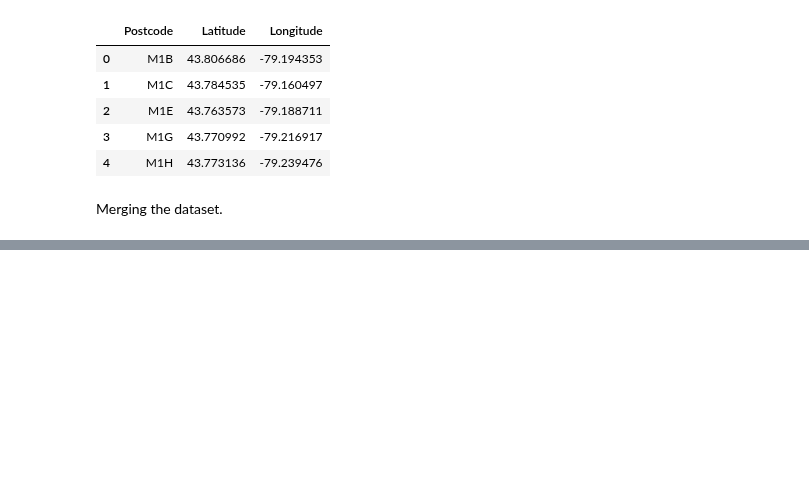
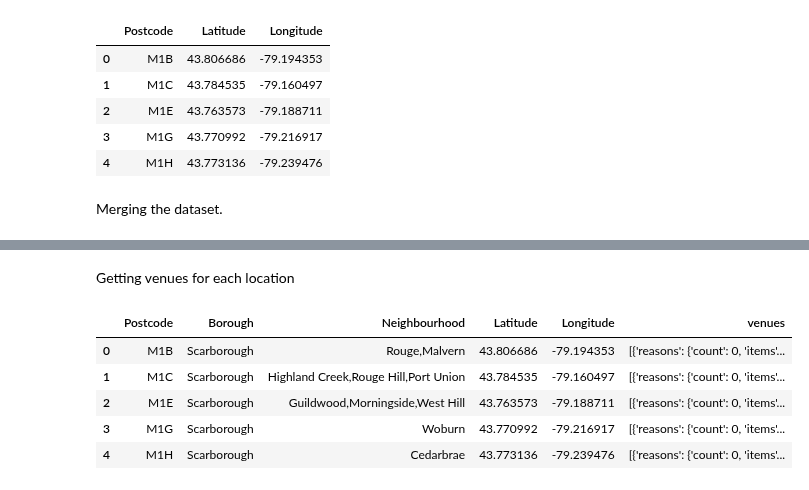
Before and after one commit to jailop/Coursera_Capstone, a Jupyter notebook: toronto-2.ipynb, the cells around one changed output, grey strips where cells are left out. Saved outputs shown, nothing was run; the diff lists cells and outputs as text; code cells hidden in the pictures; blank space fills up the shorter version.

```diff
--- a/toronto-2.ipynb
+++ b/toronto-2.ipynb
@@ -152,0 +162,8 @@ df_geo.to_csv('geo_toronto.csv', index=False)
+# %%
+from geopy.geocoders import Nominatim
+address = 'Toronto, ON'
+geolocator = Nominatim(user_agent="ny_explorer")
+location = geolocator.geocode(address)
+latitude = location.latitude
+longitude = location.longitude
+print('The geograpical coordinate of Toronto City are {}, {}.'.format(latitude, longitude))
@@ -152,0 +204,17 @@ df_geo.to_csv('geo_toronto.csv', index=False)
+# %% [markdown]
+Getting venues for each location
+# %%
+def getNearbyVenues(lat, long, radius=500, limit=100):
+    VERSION = '20180604'
+    venues_list=[]
+    url = 'https://api.foursquare.com/v2/venues/explore?&client_id={}&client_secret={}&v={}&ll={},{}&radius={}&limit={}'.format(
+        CLIENT_ID,
+        CLIENT_SECRET,
+        VERSION,
+        lat,
+        long,
+        radius,
+        limit
+    )
+    results = requests.get(url).content
+    return json.loads(results)['response']['groups'][0]['items']
@@ -152,0 +233,9 @@ df_geo.to_csv('geo_toronto.csv', index=False)
+# %%
+df_geo.head()
+# %% [output]
+|  | Postcode | Borough | Neighbourhood | Latitude | Longitude | venues |
+| 0 | M1B | Scarborough | Rouge,Malvern | 43.806686 | -79.194353 | [{'reasons': {'count': 0, 'items'... |
+| 1 | M1C | Scarborough | Highland Creek,Rouge Hill,Port Union | 43.784535 | -79.160497 | [{'reasons': {'count': 0, 'items'... |
+| 2 | M1E | Scarborough | Guildwood,Morningside,West Hill | 43.763573 | -79.188711 | [{'reasons': {'count': 0, 'items'... |
+| 3 | M1G | Scarborough | Woburn | 43.770992 | -79.216917 | [{'reasons': {'count': 0, 'items'... |
+| 4 | M1H | Scarborough | Cedarbrae | 43.773136 | -79.239476 | [{'reasons': {'count': 0, 'items'... |
```
Also changed, not shown: parts of 34 cells of this notebook.
